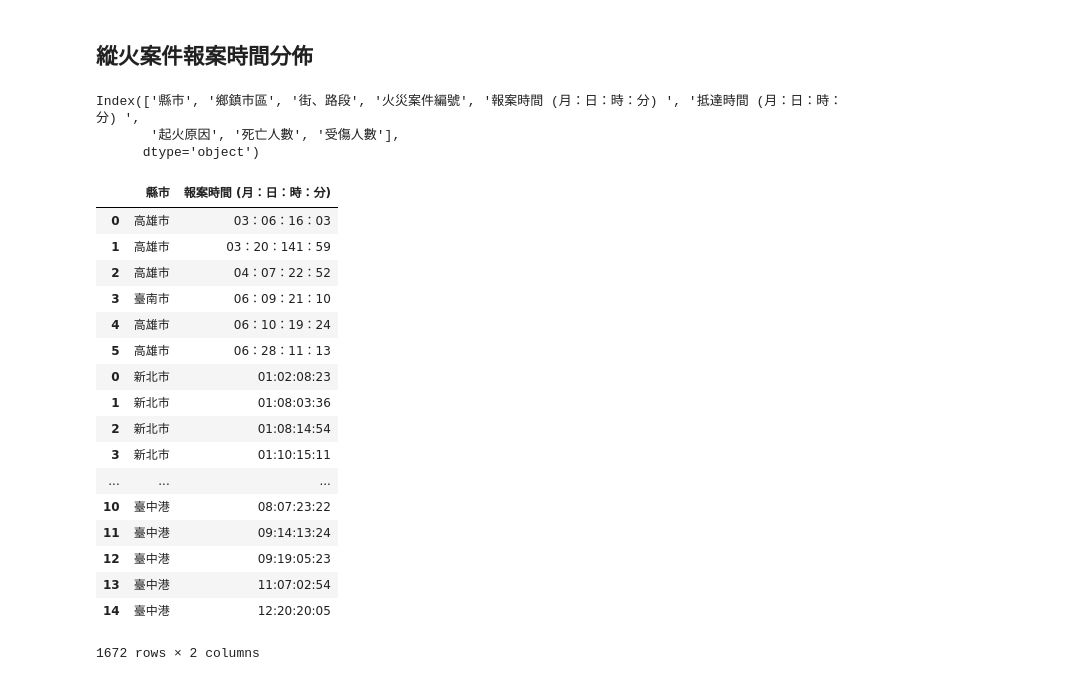
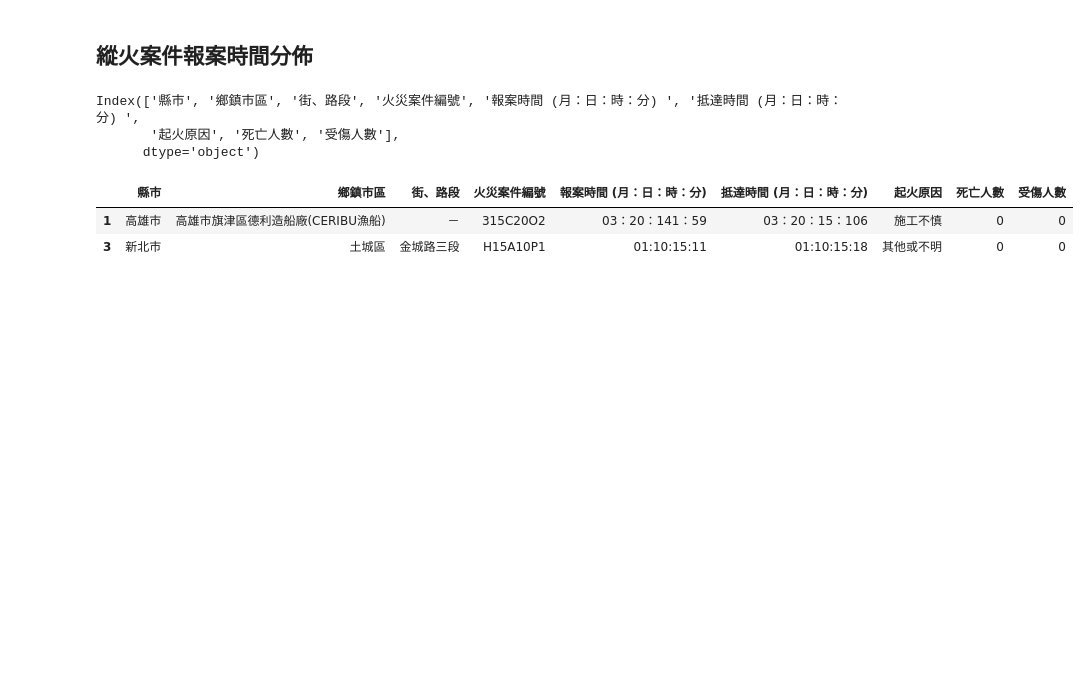
Before and after one commit to mosdeo/104-Taichung_FireDisasterEvent_DataMining, a Jupyter notebook: 104年臺灣火災事件資料探勘.ipynb, the cells around one changed output. Cells and saved outputs as stored; diff of their text form; code cells hidden in the pictures; blank space fills up the shorter version.

```diff
--- a/104年臺灣火災事件資料探勘.ipynb
+++ b/104年臺灣火災事件資料探勘.ipynb
@@ -308,23 +332,9 @@ Index(['縣市', '鄉鎮市區', '街、路段', '火災案件編號', '報案
        '起火原因', '死亡人數', '受傷人數'],
       dtype='object')
 # %%
-df_taiwan_fire_event[['縣市','報案時間 (月：日：時：分) ']]
+# df_taiwan_fire_event[['縣市','報案時間 (月：日：時：分) ']]
+df_taiwan_fire_event.iloc[[1,9],:]
 # %% [output]
-|  | 縣市 | 報案時間 (月：日：時：分) |
-| 0 | 高雄市 | 03：06：16：03 |
-| 1 | 高雄市 | 03：20：141：59 |
-| 2 | 高雄市 | 04：07：22：52 |
-| 3 | 臺南市 | 06：09：21：10 |
-| 4 | 高雄市 | 06：10：19：24 |
-| 5 | 高雄市 | 06：28：11：13 |
-| 0 | 新北市 | 01:02:08:23 |
-| 1 | 新北市 | 01:08:03:36 |
-| 2 | 新北市 | 01:08:14:54 |
-| 3 | 新北市 | 01:10:15:11 |
-| ... | ... | ... |
-| 10 | 臺中港 | 08:07:23:22 |
-| 11 | 臺中港 | 09:14:13:24 |
-| 12 | 臺中港 | 09:19:05:23 |
-| 13 | 臺中港 | 11:07:02:54 |
-| 14 | 臺中港 | 12:20:20:05 |
+|  | 縣市 | 鄉鎮市區 | 街、路段 | 火災案件編號 | 報案時間 (月：日：時：分) | 抵達時間 (月：日：時：分) | 起火原因 | 死亡人數 | 受傷人數 |
+| 1 | 高雄市 | 高雄市旗津區德利造船廠(CERIBU漁船) | － | 315C20O2 | 03：20：141：59 | 03：20：15：106 | 施工不慎 | 0 | 0 |
+| 3 | 新北市 | 土城區 | 金城路三段 | H15A10P1 | 01:10:15:11 | 01:10:15:18 | 其他或不明 | 0 | 0 |
-1672 rows × 2 columns
```
Also changed, not shown: parts of 1 cell of this notebook.
